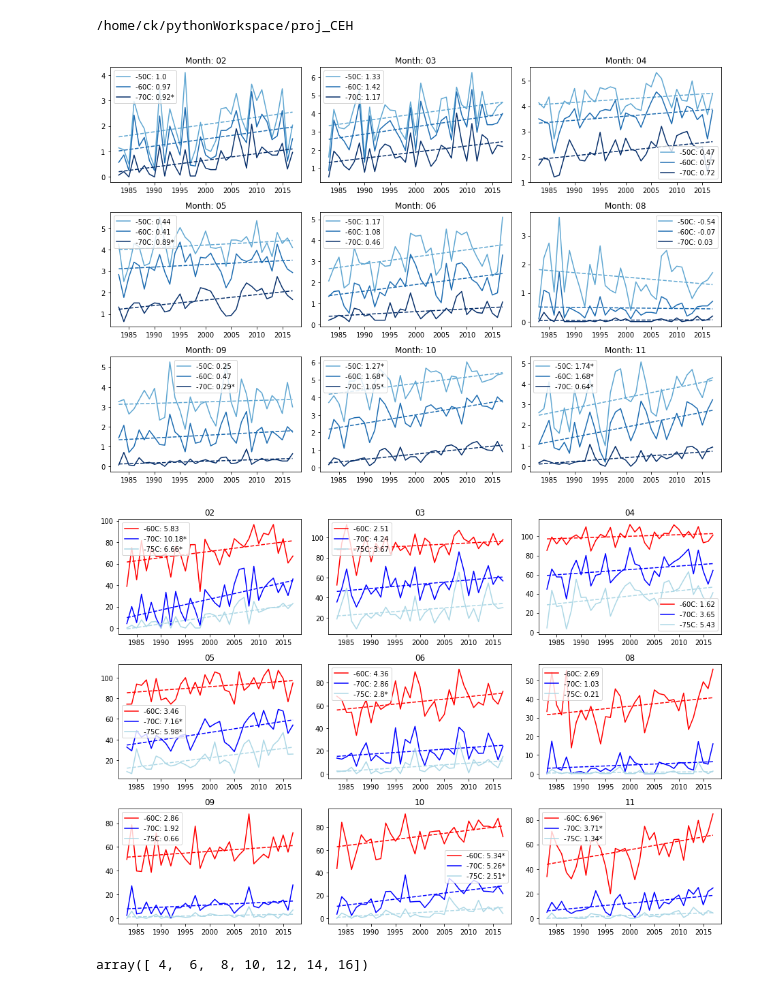
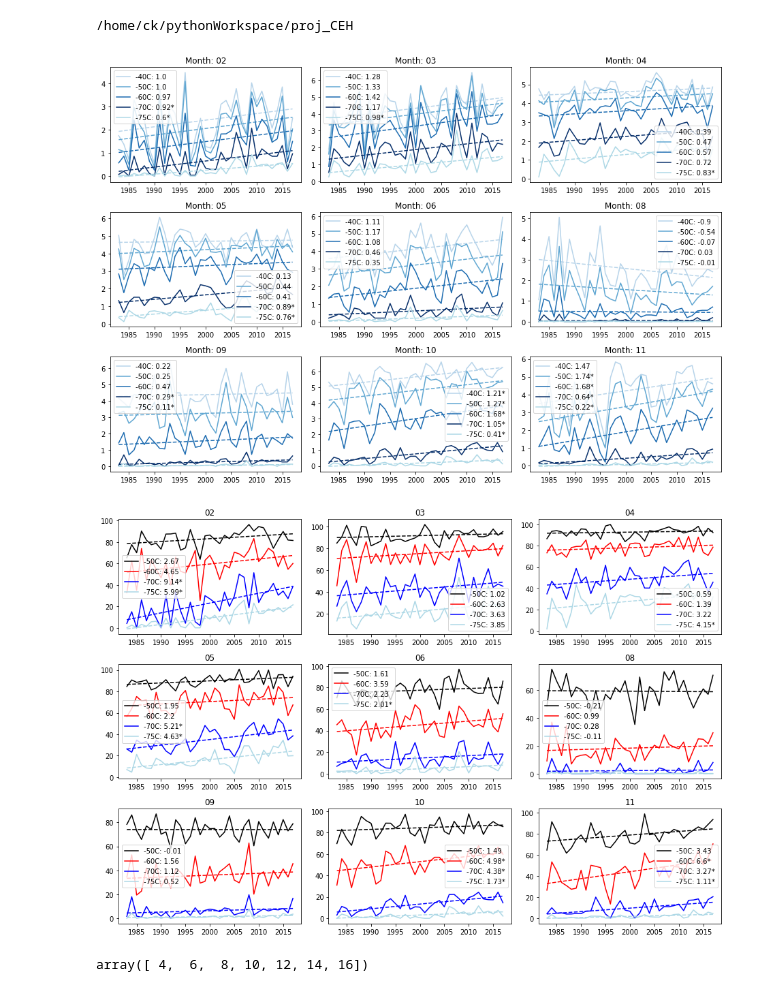
Before and after one commit to cornkle/proj_CEH, a Jupyter notebook: notebooks/CLOVER_monthly_stormCount.ipynb, the cells around one changed output. Drawn from its saved outputs; the diff is of its cells as text; code cells hidden in the pictures.

```diff
--- a/notebooks/CLOVER_monthly_stormCount.ipynb
+++ b/notebooks/CLOVER_monthly_stormCount.ipynb
@@ -59,13 +59,13 @@ for ids,m in enumerate([2,3,4,5,6,8,9,10,11]):
     ax = f.add_subplot(3,3,ids+1)
 
 
-#     mslope, mint, mrr, mp, mstd_err = stats.linregress(np.arange(len(years))[xx::], s40[m][xx::])
-#     if mp <= 0.01:
-#         sig = '*'
-#     else:
-#         sig = ''
-#     ax.plot(years, s40[m], color=rgba[0], label='-40C: '+str(np.round(mslope*35,2))+sig)
-#     ax.plot(years, mint + x*mslope, '--', color=rgba[0])
+    mslope, mint, mrr, mp, mstd_err = stats.linregress(np.arange(len(years))[xx::], s40[m][xx::])
+    if mp <= 0.01:
+        sig = '*'
+    else:
+        sig = ''
+    ax.plot(years, s40[m], color=rgba[0], label='-40C: '+str(np.round(mslope*35,2))+sig)
+    ax.plot(years, mint + x*mslope, '--', color=rgba[0])
 
 
     mslope, mint, mrr, mp, mstd_err = stats.linregress(np.arange(len(years))[xx::], s50[m][xx::])
@@ -92,19 +92,19 @@ for ids,m in enumerate([2,3,4,5,6,8,9,10,11]):
     ax.plot(years, s70[m], color=rgba[3], label='-70C: '+str(np.round(mslope*35,2))+sig)
     ax.plot(years, mint + x*mslope, '--', color=rgba[3])
 
-#     mslope, mint, mrr, mp, mstd_err = stats.linregress(np.arange(len(years))[xx::], s75[m][xx::])
-#     if mp <= 0.01:
-#         sig = '*'
-#     else:
-#         sig = ''
-#     ax.plot(years, s75[m], 'lightblue', label='-75C: '+str(np.round(mslope*35,2))+sig)
-#     ax.plot(years, mint + x*mslope, '--', color='lightblue')
+    mslope, mint, mrr, mp, mstd_err = stats.linregress(np.arange(len(years))[xx::], s75[m][xx::])
+    if mp <= 0.01:
+        sig = '*'
+    else:
+        sig = ''
+    ax.plot(years, s75[m], 'lightblue', label='-75C: '+str(np.round(mslope*35,2))+sig)
+    ax.plot(years, mint + x*mslope, '--', color='lightblue')
     ax.legend()
     plt.title('Month: '+str(m).zfill(2))
     ax.ylim=(0,7.5)
 plt.tight_layout()
 # %% [output]
-[figure, old version]
+[figure, new version]
 # %%
 years = np.arange(1983,2018)
 x = np.arange(0,len(years))
@@ -112,44 +112,53 @@ f = plt.figure(figsize=(13,9))
 xx = 1
 for ids,m in enumerate([2,3,4,5,6,8,9,10,11]):
     ax = f.add_subplot(3,3,ids+1)
+
+    var = (np.array(s50[m]) / np.array(s40[m]))*100
+    mslope, mint, mrr, mp, mstd_err = stats.linregress(np.arange(len(years))[xx::], var[xx::])
+    if mp <= 0.01:
+        sig = '*'
+    else:
+        sig = ''
+    ax.plot(years, var, 'k', label='-50C: '+str(np.round(mslope*10,2))+sig)
+    ax.plot(years, mint + x*mslope, '--', color='k')
 
     var = (np.array(s60[m]) / np.array(s40[m]))*100
     mslope, mint, mrr, mp, mstd_err = stats.linregress(np.arange(len(years))[xx::], var[xx::])
     if mp <= 0.01:
         sig = '*'
     else:
         sig = ''
     ax.plot(years, var, 'r', label='-60C: '+str(np.round(mslope*10,2))+sig)
     ax.plot(years, mint + x*mslope, '--', color='r')
-    if m == 3:
-        mullt = np.linspace(-0.2,+0.2,len(years))
-    else:
-        mullt = 0#np.linspace(-3,+3,len(years))*0
+#     if m == 3:
+#         mullt = np.linspace(-0.2,+0.2,len(years))
+#     else:
+#         mullt = 0#np.linspace(-3,+3,len(years))*0
 
     var = ((np.array(s70[m]))/ np.array(s40[m]))*100
     mslope, mint, mrr, mp, mstd_err = stats.linregress(np.arange(len(years))[xx::], var[xx::])
     if mp <= 0.01:
         sig = '*'
     else:
         sig = ''
     ax.plot(years, var, 'b', label='-70C: '+str(np.round(mslope*10,2))+sig)
     ax.plot(years, mint + x*mslope, '--', color='b')
 
     var = ((np.array(s75[m])) / np.array(s40[m]))*100
     mslope, mint, mrr, mp, mstd_err = stats.linregress(np.arange(len(years))[xx::], var[xx::])
     if mp <= 0.01:
         sig = '*'
     else:
         sig = ''
     ax.plot(years, var, 'lightblue', label='-75C: '+str(np.round(mslope*10,2))+sig)
     ax.plot(years, mint + x*mslope, '--', color='lightblue')
     ax.legend()
     plt.title(str(m).zfill(2))
     ax.ylim=(0,7.5)
 plt.tight_layout()
 plt.savefig(cnst.network_data + 'figs/CLOVER/fig3.jpg')
 # %% [output]
-[figure, old version]
+[figure, new version]
 # %%
 np.arange(4,18,2)
 # %% [output]
```
Also changed, not shown: parts of 1 cell of this notebook, 9 other files.
